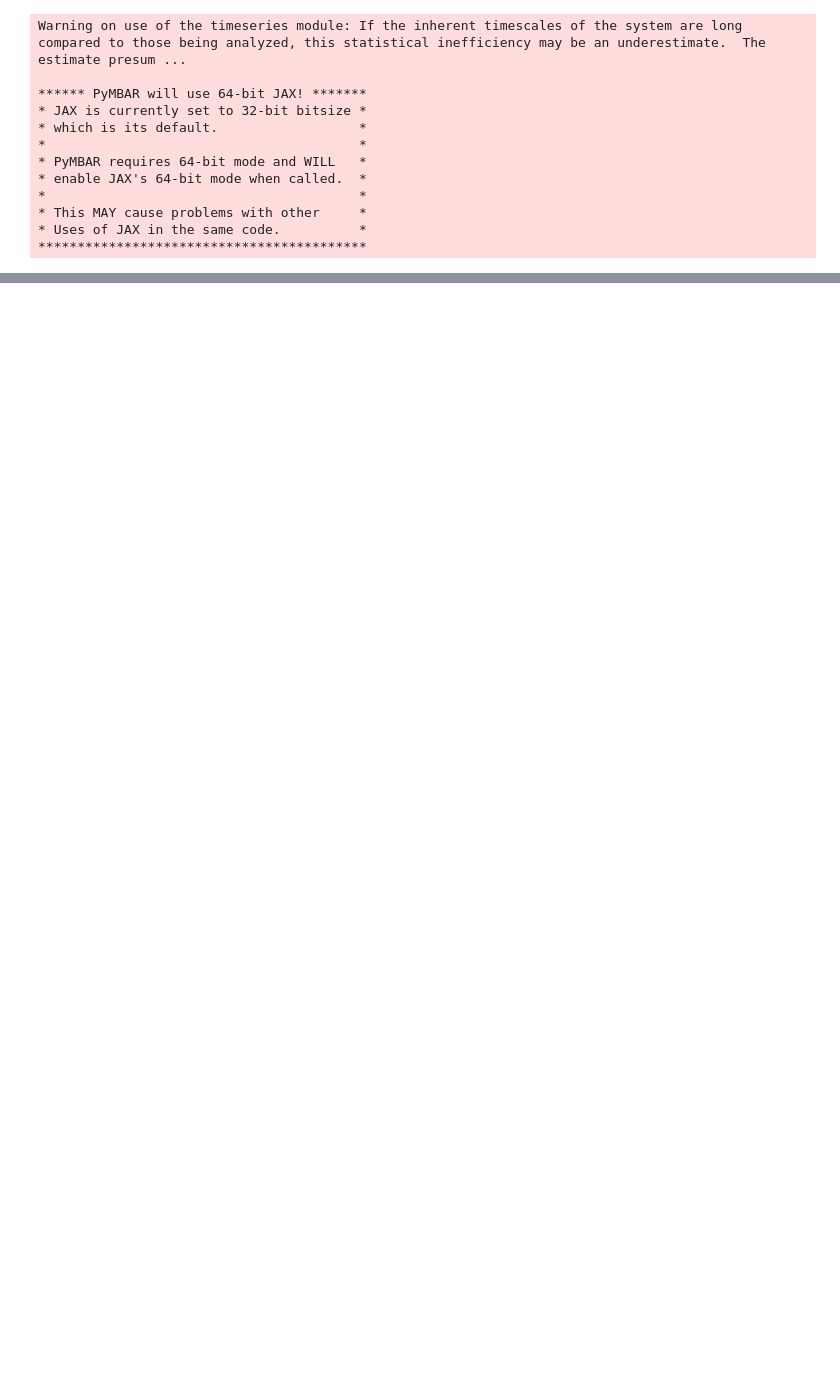
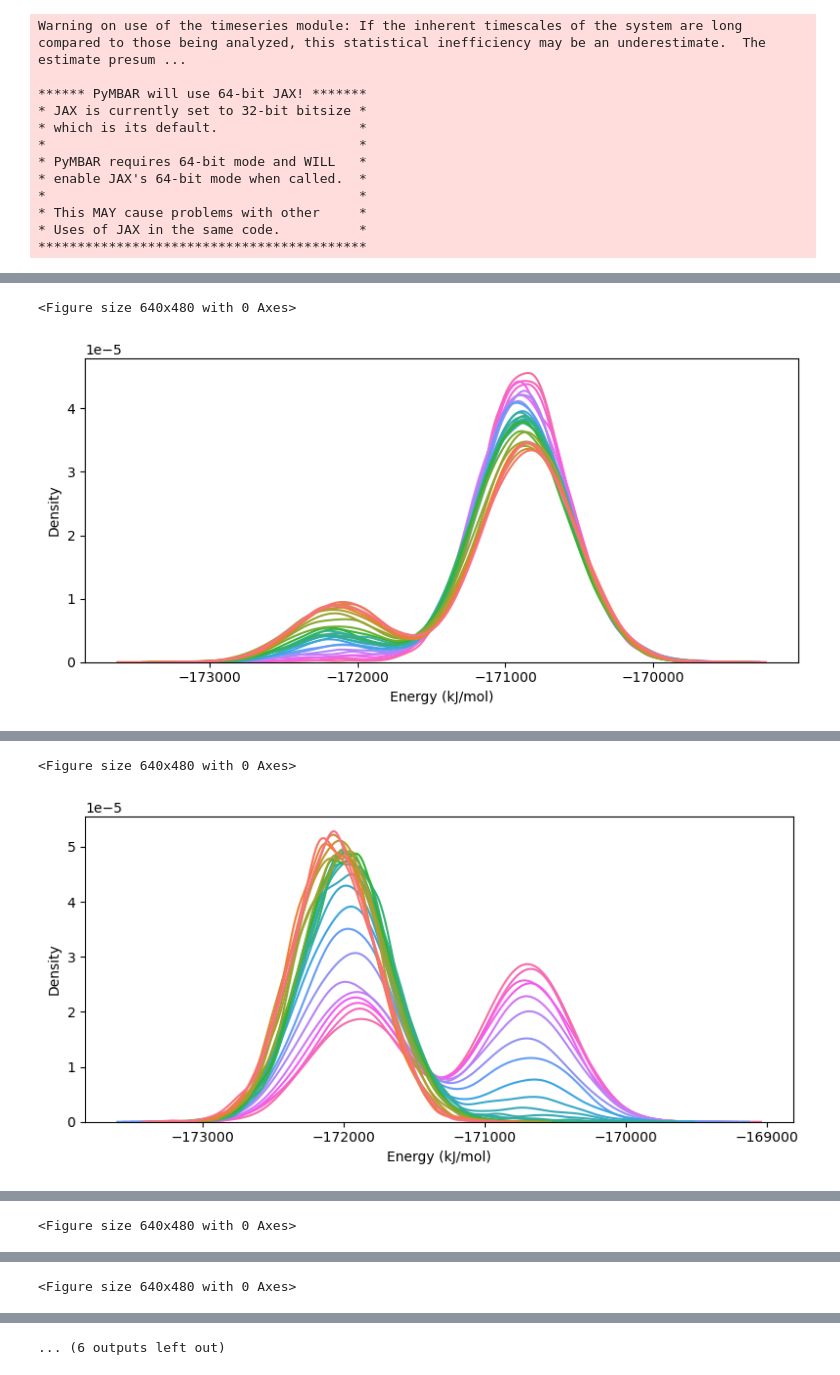
Before and after one commit to CCBatIIT/FultonMarket, a Jupyter notebook: AnalyzeUmbrellaSampling.ipynb, the cells around one changed output, grey strips where cells are left out. Drawn from its saved outputs; the diff is of its cells as text; code cells hidden in the pictures; blank space fills up the shorter version.

```diff
--- a/AnalyzeUmbrellaSampling.ipynb
+++ b/AnalyzeUmbrellaSampling.ipynb
@@ -31,0 +172,8 @@ analysis = FultonMarketAnalysis(dir, pdb1)
+# %%
+for i, analyzer in enumerate(analyzers):
+    plt.clf()
+    print(labels[i])
+    analyzer.equilibration_method = 'energy'
+    fig, ax = analyzer.plot_energy_distributions(post_equil=True)
+    plt.show()
+# %% [output]
@@ -31,0 +182,2 @@ analysis = FultonMarketAnalysis(dir, pdb1)
+<Figure size 640x480 with 0 Axes>
+[figure, added]
@@ -31,0 +186,2 @@ analysis = FultonMarketAnalysis(dir, pdb1)
+<Figure size 640x480 with 0 Axes>
+[figure, added]
@@ -31,0 +190 @@ analysis = FultonMarketAnalysis(dir, pdb1)
+<Figure size 640x480 with 0 Axes>
@@ -31,0 +194 @@ analysis = FultonMarketAnalysis(dir, pdb1)
+<Figure size 640x480 with 0 Axes>
@@ -31,0 +196 @@ analysis = FultonMarketAnalysis(dir, pdb1)
+... (6 outputs left out)
```
Also changed, not shown: parts of 28 cells of this notebook, 2 other files.
